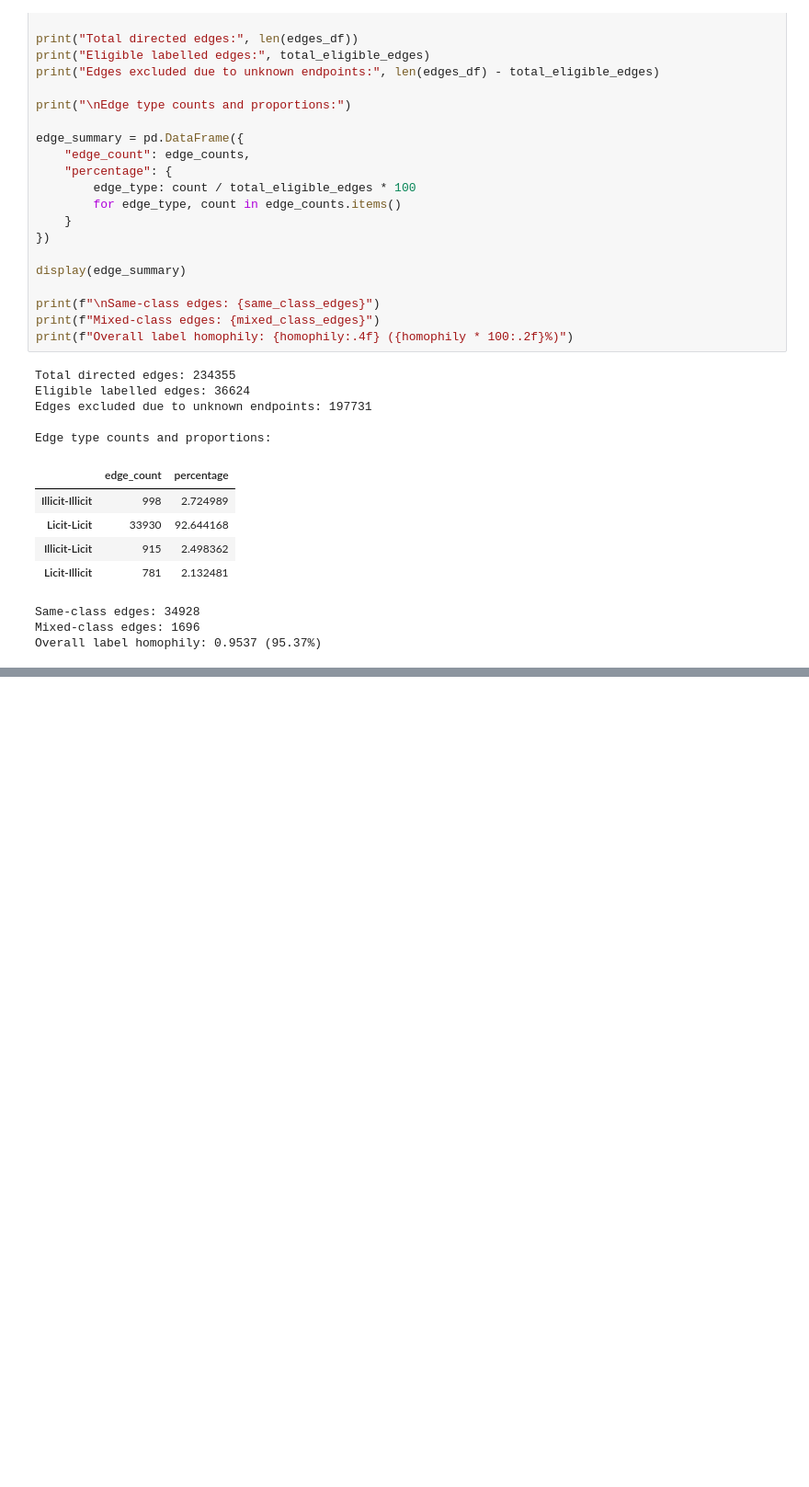
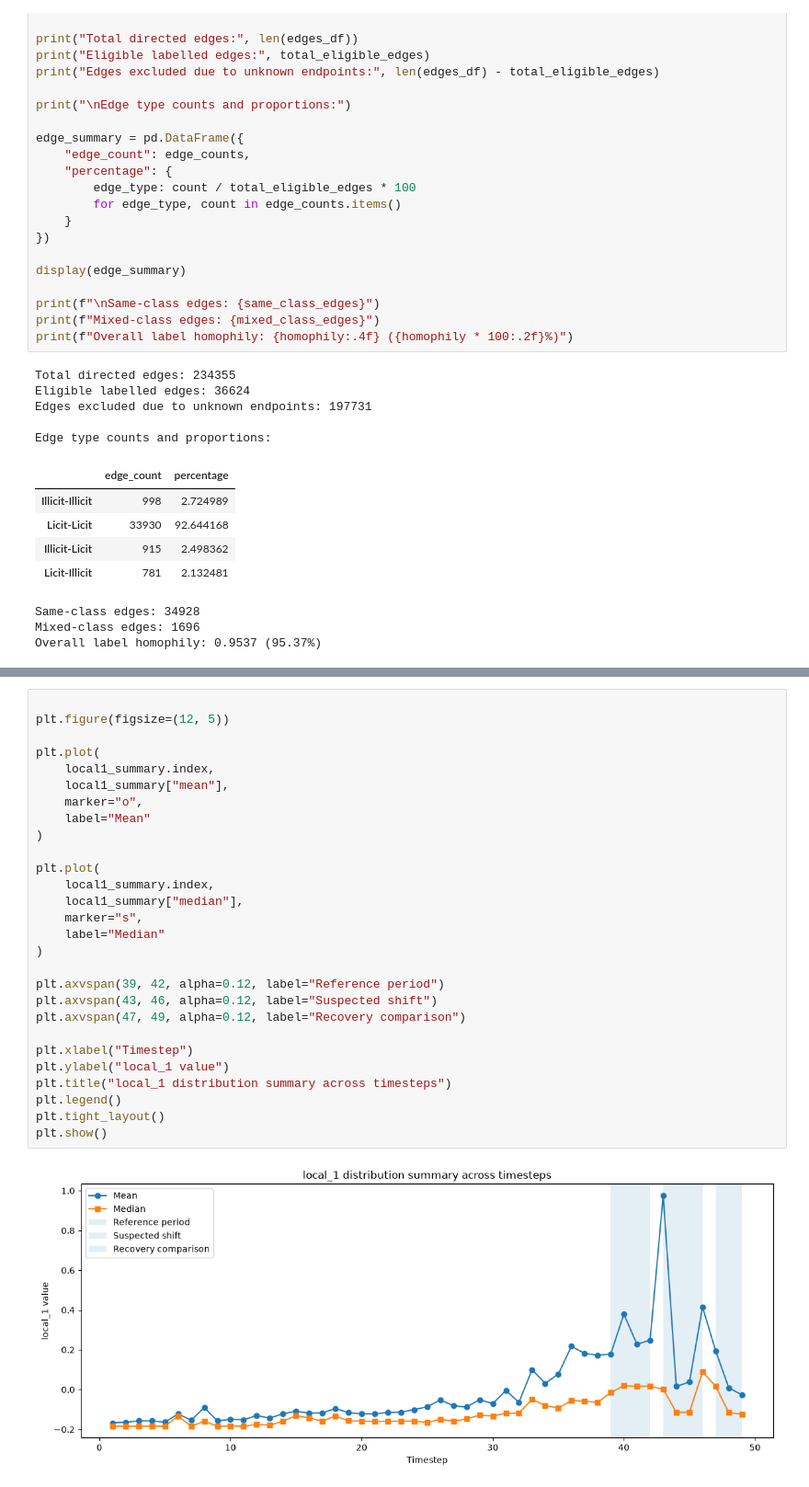
Before and after one commit to Vin0505/graph-financial-crime, a Jupyter notebook: notebooks/data_exploration.ipynb, the cells around one changed output, grey strips where cells are left out. Shown at 92% size. Cells and saved outputs as stored; diff of their text form; blank space fills up the shorter version.

```diff
--- a/notebooks/data_exploration.ipynb
+++ b/notebooks/data_exploration.ipynb
@@ -1323,0 +5630,30 @@ Overall label homophily: 0.9537 (95.37%)
+# %%
+
+plt.figure(figsize=(12, 5))
+
+plt.plot(
+    local1_summary.index,
+    local1_summary["mean"],
+    marker="o",
+    label="Mean"
+)
+
+plt.plot(
+    local1_summary.index,
+    local1_summary["median"],
+    marker="s",
+    label="Median"
+)
+
+plt.axvspan(39, 42, alpha=0.12, label="Reference period")
+plt.axvspan(43, 46, alpha=0.12, label="Suspected shift")
+plt.axvspan(47, 49, alpha=0.12, label="Recovery comparison")
+
+plt.xlabel("Timestep")
+plt.ylabel("local_1 value")
+plt.title("local_1 distribution summary across timesteps")
+plt.legend()
+plt.tight_layout()
+plt.show()
+# %% [output]
+[figure, added]
```
Also changed, not shown: parts of 108 cells of this notebook, 47 other files.
